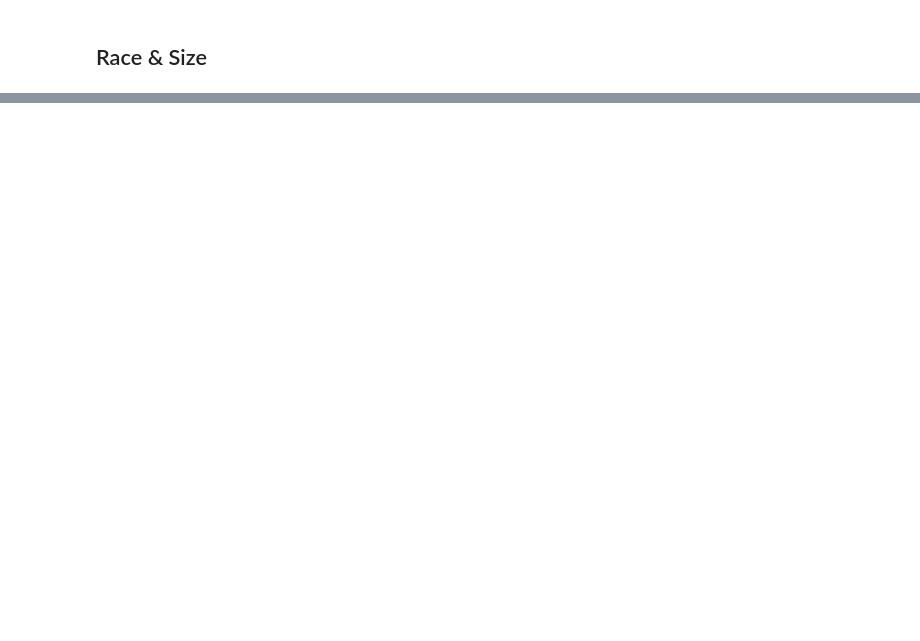
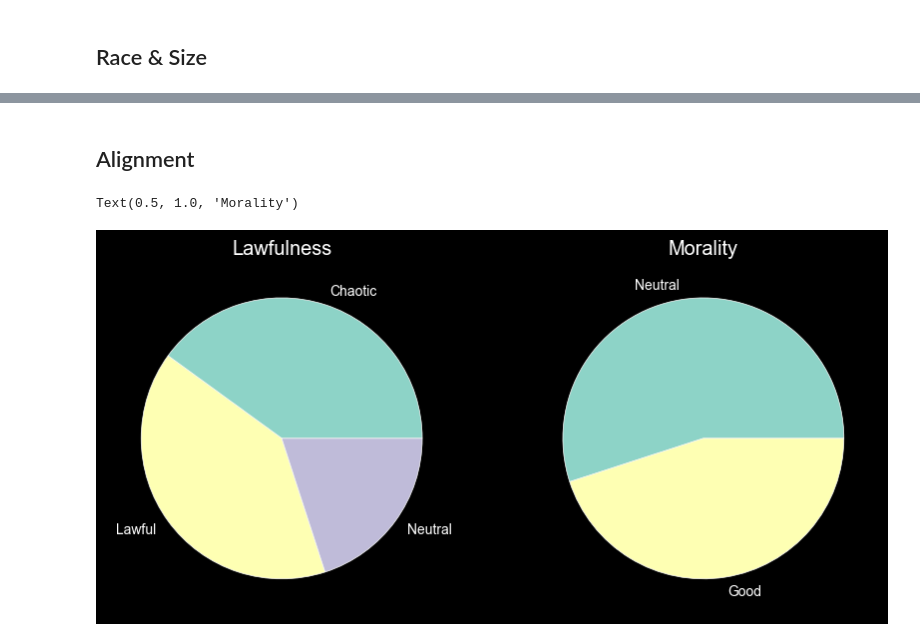
Before and after one commit to maroulaki/potential-invention, a Jupyter notebook: character-statistics.ipynb, the cells around one changed output, grey strips where cells are left out. Drawn from its saved outputs; the diff is of its cells as text; code cells hidden in the pictures; blank space fills up the shorter version.

```diff
--- a/character-statistics.ipynb
+++ b/character-statistics.ipynb
@@ -128,0 +132,15 @@ Text(0.5, 1.0, 'Size')
+# %% [markdown]
+## Alignment
+# %%
+fig, (ax1, ax2) = plt.subplots(1, 2, figsize=(10,10))
+
+count = data.Align_Law.value_counts(sort=True, normalize=True)
+ax1.pie(count, labels=count.index)
+ax1.set_title('Lawfulness')
+
+count = data.Align_Moral.value_counts(sort=True, normalize=True)
+ax2.pie(count, labels=count.index)
+ax2.set_title('Morality')
+# %% [output]
+Text(0.5, 1.0, 'Morality')
+[figure, added]
```
Also changed, not shown: parts of 9 cells of this notebook.
